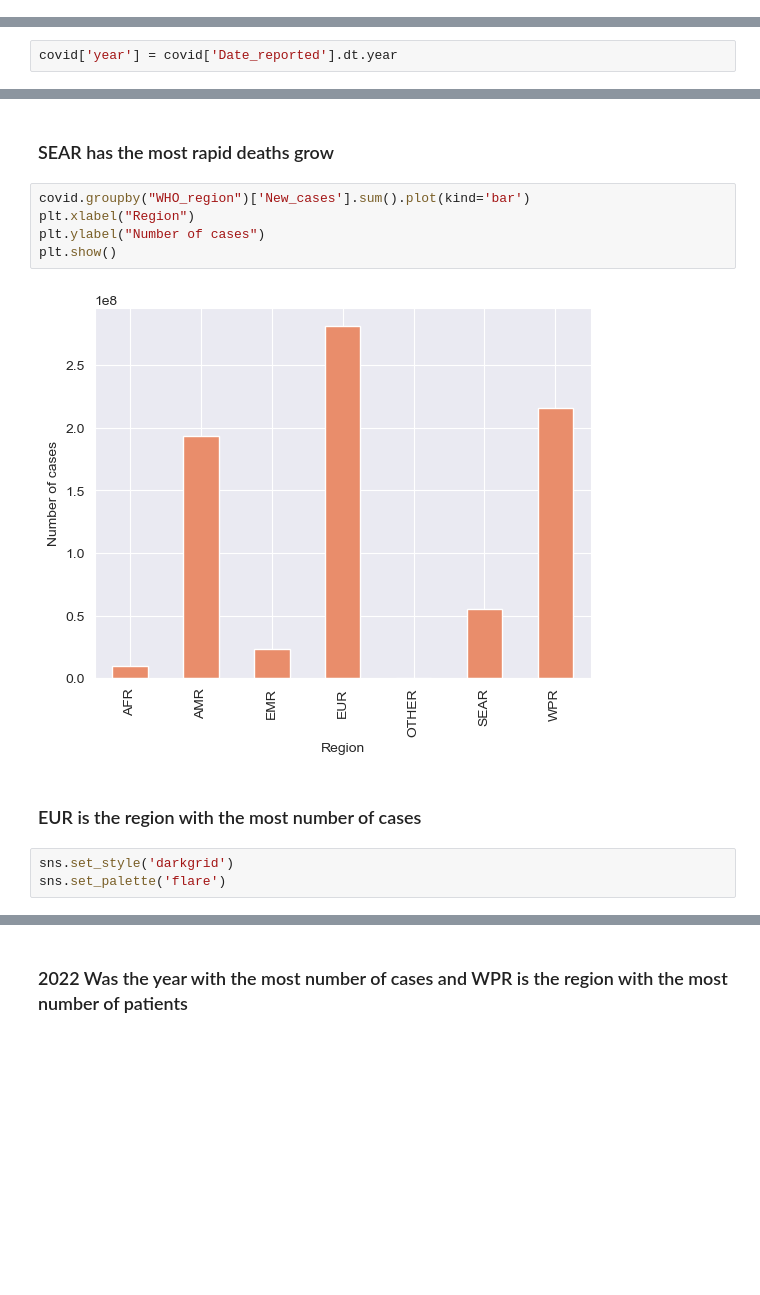
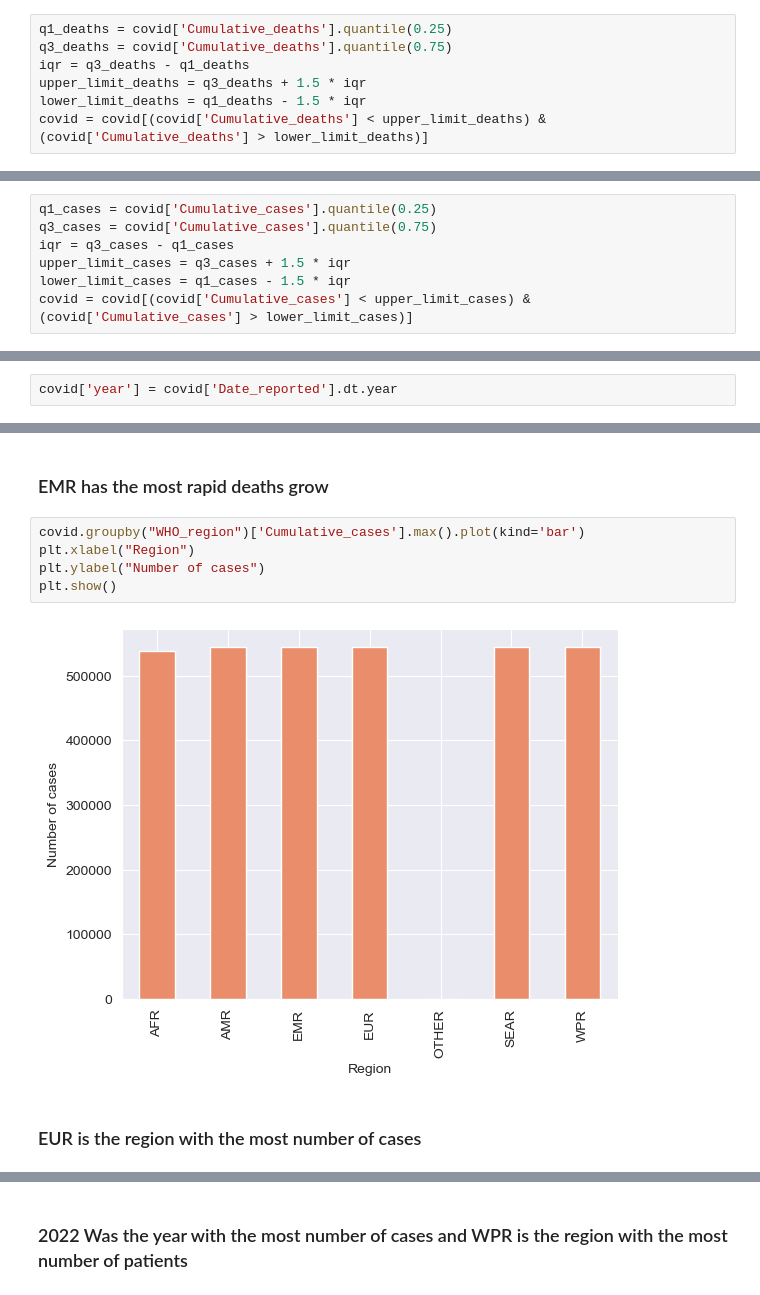
Before and after one commit to Ahmed-level0/COVID19, a Jupyter notebook: analysis.ipynb, the cells around one changed output, grey strips where cells are left out. Cells and saved outputs as stored; diff of their text form; blank space fills up the shorter version.

Commit message:
Adjust: Used the cumulative sum instead and cleaned the outliers from the cumulative columns

```diff
--- a/analysis.ipynb
+++ b/analysis.ipynb
@@ -126,3 +102,10 @@ dtype: int64
 # %%
 covid = covid[(covid['New_deaths'] >= 0)]
 covid = covid[(covid['New_cases'] >= 0)]
+# %%
+q1_deaths = covid['Cumulative_deaths'].quantile(0.25)
+q3_deaths = covid['Cumulative_deaths'].quantile(0.75)
+iqr = q3_deaths - q1_deaths
+upper_limit_deaths = q3_deaths + 1.5 * iqr
+lower_limit_deaths = q1_deaths - 1.5 * iqr
+covid = covid[(covid['Cumulative_deaths'] < upper_limit_deaths) & (covid['Cumulative_deaths'] > lower_limit_deaths)]
@@ -128,0 +120,7 @@ covid = covid[(covid['New_cases'] >= 0)]
+# %%
+q1_cases = covid['Cumulative_cases'].quantile(0.25)
+q3_cases = covid['Cumulative_cases'].quantile(0.75)
+iqr = q3_cases - q1_cases
+upper_limit_cases = q3_cases + 1.5 * iqr
+lower_limit_cases = q1_cases - 1.5 * iqr
+covid = covid[(covid['Cumulative_cases'] < upper_limit_cases) & (covid['Cumulative_cases'] > lower_limit_cases)]
@@ -166,17 +175,14 @@ plt.show()
 # %% [markdown]
-<h3>SEAR has the most rapid deaths grow</h3>
+<h3>EMR has the most rapid deaths grow</h3>
 # %%
-covid.groupby("WHO_region")['New_cases'].sum().plot(kind='bar')
+covid.groupby("WHO_region")['Cumulative_cases'].max().plot(kind='bar')
 plt.xlabel("Region")
 plt.ylabel("Number of cases")
 plt.show()
 # %% [output]
-[figure, old version]
+[figure, new version]
 # %% [markdown]
 <h3>EUR is the region with the most number of cases</h3>
-# %%
-sns.set_style('darkgrid')
-sns.set_palette('flare')
 # %%
 fig, axs = plt.subplots(nrows=2, ncols=3, figsize=(20, 10))
 axs = axs.flatten()
```
Also changed, not shown: parts of 24 cells of this notebook.
